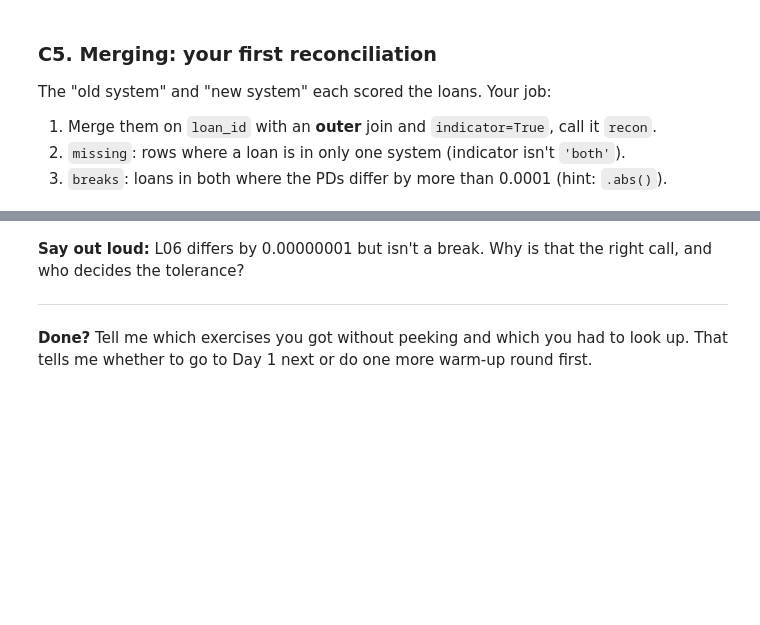
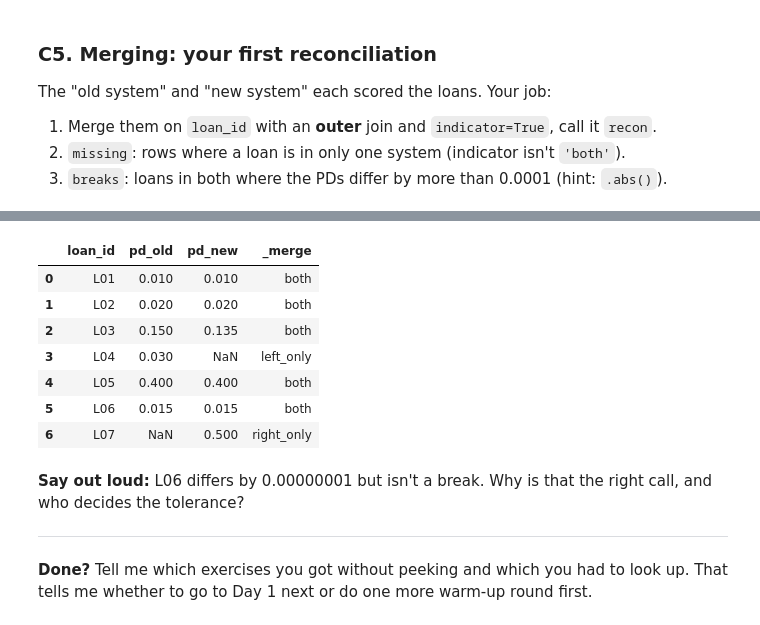
Before and after one commit to S-Azeem/credit_risk_playground, a Jupyter notebook: day0_python_warmup.ipynb, the cells around one changed output, grey strips where cells are left out. Drawn from its saved outputs; the diff is of its cells as text; code cells hidden in the pictures; blank space fills up the shorter version.

```diff
--- a/day0_python_warmup.ipynb
+++ b/day0_python_warmup.ipynb
@@ -359,9 +409,9 @@ old = pd.DataFrame({'loan_id': ['L01','L02','L03','L04','L05','L06'],
 new = pd.DataFrame({'loan_id': ['L01','L02','L03','L05','L06','L07'],
                     'pd_new':  [0.010, 0.020, 0.135, 0.400, 0.01500001, 0.500]})
 
-# TODO
-recon = ...
-missing = ...
-breaks = ...
+recon = old.merge(new, on='loan_id', how='outer', indicator=True)
+missing = recon[recon['_merge'] != 'both']
+both = recon[recon['_merge'] == 'both']
+breaks = both[(both['pd_old'] - both['pd_new']).abs() > 0.0001]
 print(missing[['loan_id', '_merge']])
 print(breaks)
@@ -368,3 +464,14 @@ print(breaks)
+# %%
+recon
+# %% [output]
+|  | loan_id | pd_old | pd_new | _merge |
+| 0 | L01 | 0.010 | 0.010 | both |
+| 1 | L02 | 0.020 | 0.020 | both |
+| 2 | L03 | 0.150 | 0.135 | both |
+| 3 | L04 | 0.030 | NaN | left_only |
+| 4 | L05 | 0.400 | 0.400 | both |
+| 5 | L06 | 0.015 | 0.015 | both |
+| 6 | L07 | NaN | 0.500 | right_only |
 # %%
 # CHECK
 assert sorted(missing['loan_id']) == ['L04', 'L07']
```
Also changed, not shown: parts of 14 cells of this notebook, 1 other file.
